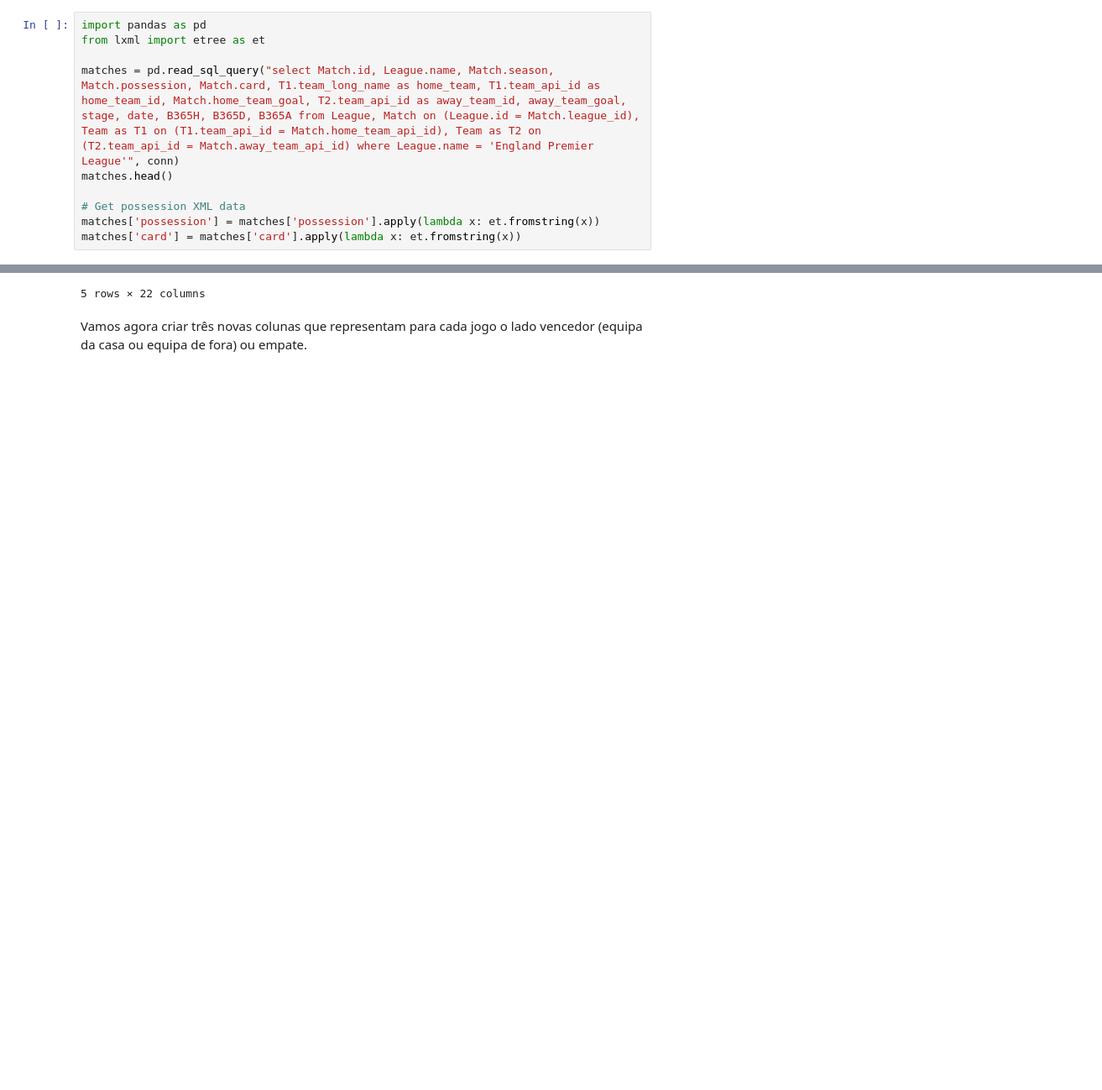
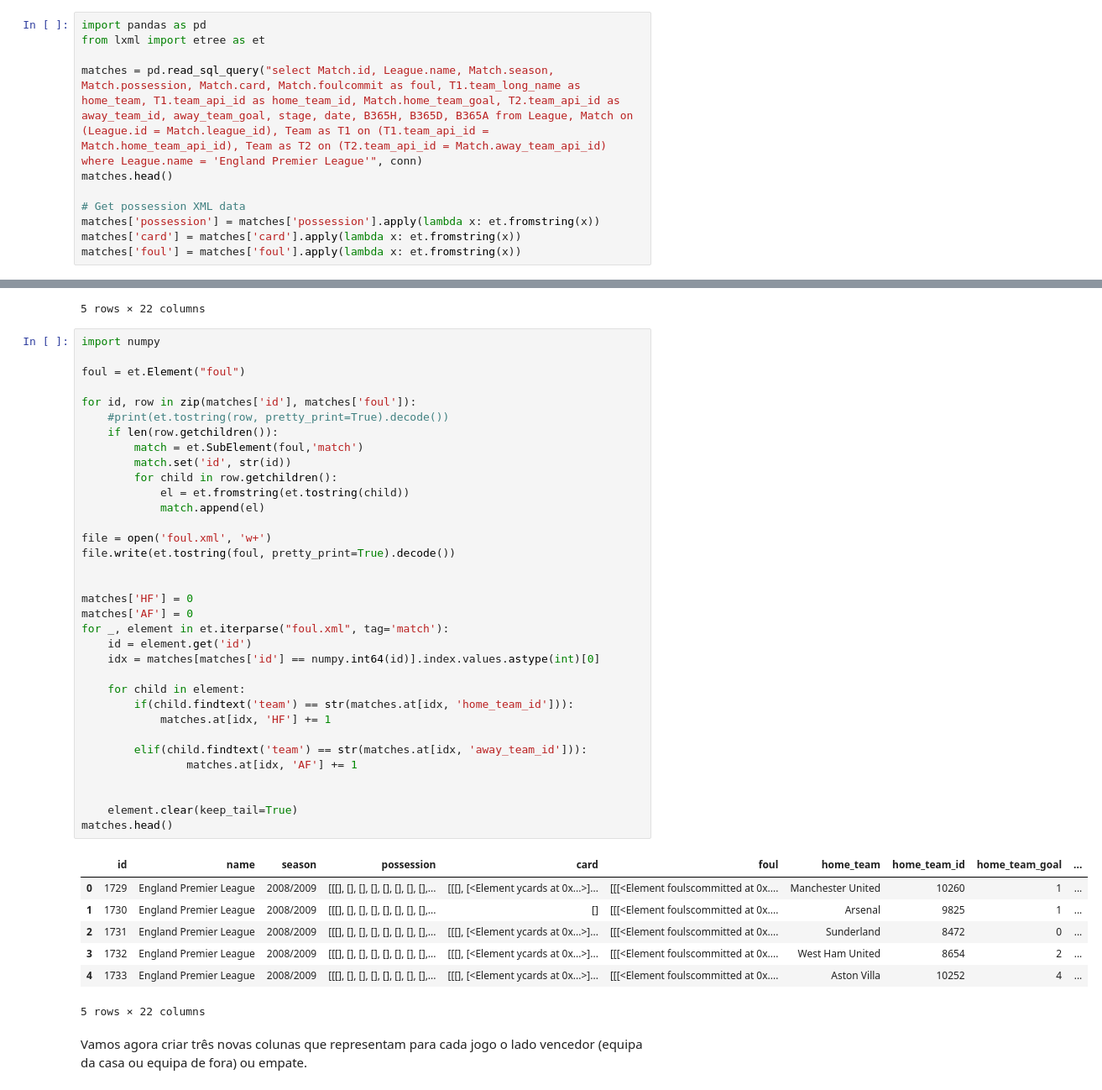
Before and after one commit to andremmori/IART-Project2, a Jupyter notebook: SoccerRegression.ipynb, the cells around one changed output, grey strips where cells are left out. Shown: that part at 84% size. Cells and saved outputs as stored; diff of their text form; blank space fills up the shorter version.

Commit message:
foul implemented

```diff
--- a/SoccerRegression.ipynb
+++ b/SoccerRegression.ipynb
@@ -43,12 +43,13 @@ Dado tratar-se de um _dataset_ extenso (~300MB) apenas serão consideradas parti
 import pandas as pd
 from lxml import etree as et
 
-matches = pd.read_sql_query("select Match.id, League.name, Match.season, Match.possession, Match.card, T1.team_long_name as home_team, T1.team_api_id as home_team_id, Match.home_team_goal, T2.team_api_id as away_team_id, away_team_goal, stage, date, B365H, B365D, B365A from League, Match on (League.id = Match.league_id), Team as T1 on (T1.team_api_id = Match.home_team_api_id), Team as T2 on (T2.team_api_id = Match.away_team_api_id) where League.name = 'England Premier League'", conn)
+matches = pd.read_sql_query("select Match.id, League.name, Match.season, Match.possession, Match.card, Match.foulcommit as foul, T1.team_long_name as home_team, T1.team_api_id as home_team_id, Match.home_team_goal, T2.team_api_id as away_team_id, away_team_goal, stage, date, B365H, B365D, B365A from League, Match on (League.id = Match.league_id), Team as T1 on (T1.team_api_id = Match.home_team_api_id), Team as T2 on (T2.team_api_id = Match.away_team_api_id) where League.name = 'England Premier League'", conn)
 matches.head()
 
 # Get possession XML data
 matches['possession'] = matches['possession'].apply(lambda x: et.fromstring(x))
 matches['card'] = matches['card'].apply(lambda x: et.fromstring(x))
+matches['foul'] = matches['foul'].apply(lambda x: et.fromstring(x))
 # %% [markdown]
 Algumas colunas na tabela __Match__ contém valores em XML,como a coluna _possession_. Portanto para obter os valores absolutos da posse de bola de cada equipa é necessário realizar algumas operações.
 # %%
@@ -133,6 +134,48 @@ matches.head()
 | 3 | 1732 | England Premier League | 2008/2009 | [[[], [], [], [], [], [], [], [],... | [[[], [<Element ycards at 0x...>]... | West Ham United | 8654 | 2 | Wigan Athletic | ... |
 | 4 | 1733 | England Premier League | 2008/2009 | [[[], [], [], [], [], [], [], [],... | [[[], [<Element ycards at 0x...>]... | Aston Villa | 10252 | 4 | Manchester City | ... |
 5 rows × 22 columns
+# %%
+import numpy
+
+foul = et.Element("foul")
+
+for id, row in zip(matches['id'], matches['foul']):
+    #print(et.tostring(row, pretty_print=True).decode())
+    if len(row.getchildren()):
+        match = et.SubElement(foul,'match')
+        match.set('id', str(id))
+        for child in row.getchildren():
+            el = et.fromstring(et.tostring(child))
+            match.append(el)
+
+file = open('foul.xml', 'w+')
+file.write(et.tostring(foul, pretty_print=True).decode())
+
+
+matches['HF'] = 0
+matches['AF'] = 0
+for _, element in et.iterparse("foul.xml", tag='match'):
+    id = element.get('id')
+    idx = matches[matches['id'] == numpy.int64(id)].index.values.astype(int)[0]
+
+    for child in element:
+        if(child.findtext('team') == str(matches.at[idx, 'home_team_id'])):
+            matches.at[idx, 'HF'] += 1
+
+        elif(child.findtext('team') == str(matches.at[idx, 'away_team_id'])):
+                matches.at[idx, 'AF'] += 1
+
+
+    element.clear(keep_tail=True)
+matches.head()
+# %% [output]
+|  | id | name | season | possession | card | foul | home_team | home_team_id | home_team_goal | ... |
+| 0 | 1729 | England Premier League | 2008/2009 | [[[], [], [], [], [], [], [], [],... | [[[], [<Element ycards at 0x...>]... | [[[<Element foulscommitted at 0x.... | Manchester United | 10260 | 1 | ... |
+| 1 | 1730 | England Premier League | 2008/2009 | [[[], [], [], [], [], [], [], [],... | [] | [[[<Element foulscommitted at 0x.... | Arsenal | 9825 | 1 | ... |
+| 2 | 1731 | England Premier League | 2008/2009 | [[[], [], [], [], [], [], [], [],... | [[[], [<Element ycards at 0x...>]... | [[[<Element foulscommitted at 0x.... | Sunderland | 8472 | 0 | ... |
+| 3 | 1732 | England Premier League | 2008/2009 | [[[], [], [], [], [], [], [], [],... | [[[], [<Element ycards at 0x...>]... | [[[<Element foulscommitted at 0x.... | West Ham United | 8654 | 2 | ... |
+| 4 | 1733 | England Premier League | 2008/2009 | [[[], [], [], [], [], [], [], [],... | [[[], [<Element ycards at 0x...>]... | [[[<Element foulscommitted at 0x.... | Aston Villa | 10252 | 4 | ... |
+5 rows × 22 columns
 # %% [markdown]
 Vamos agora criar três novas colunas que representam para cada jogo o lado vencedor (equipa da casa ou equipa de fora) ou empate.
 # %%
```
Also changed, not shown: 1 other file.
